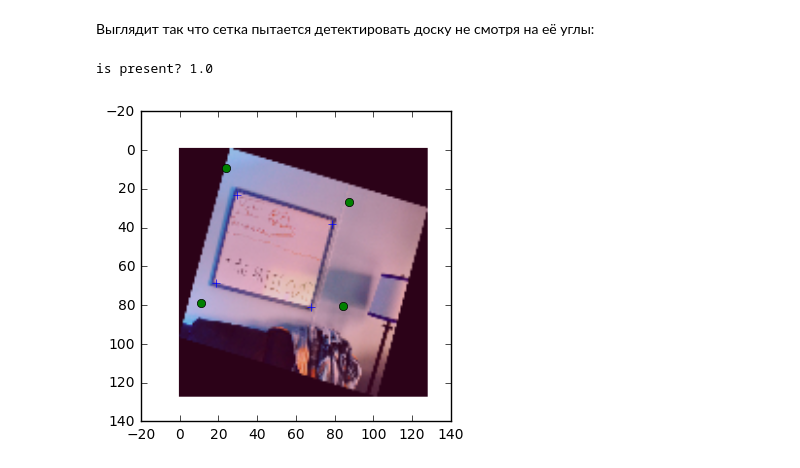
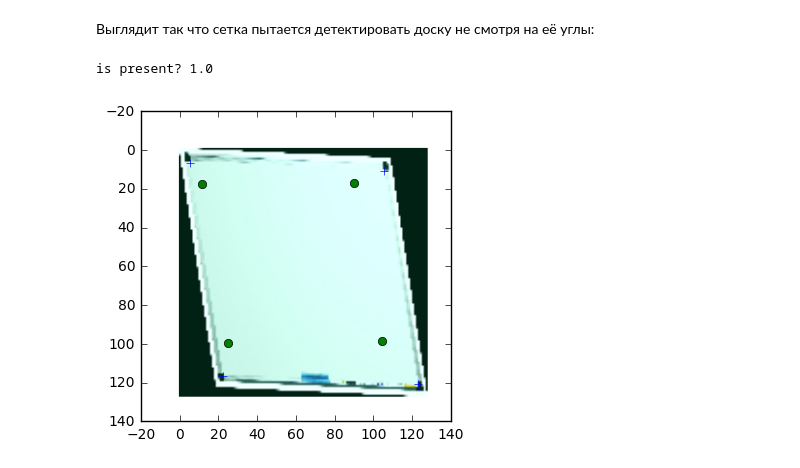
Before and after one commit to bbotio/whiteboard, a Jupyter notebook: models/Keras simple CNN.ipynb, the cells around one changed output. Cells and saved outputs as stored; diff of their text form; code cells hidden in the pictures.

```diff
--- a/models/Keras simple CNN.ipynb
+++ b/models/Keras simple CNN.ipynb
@@ -62,16 +80,16 @@ predictions = simple_detector.predict_on_batch(valid_batch_input)
 # %%
 %matplotlib inline
 from matplotlib import pyplot as plt
 
-img_ix = 11
+img_ix = 3
 
 plt.imshow(valid_batch_input[img_ix])
 plt.plot(valid_batch_labels[img_ix][2:6], valid_batch_labels[img_ix][6:10], '+')
 plt.plot(predictions[img_ix][2:6], predictions[img_ix][6:10], 'o')
 
 print("is present?", predictions[img_ix][1])
 # %% [output]
 is present? 1.0
-[figure, old version]
+[figure, new version]
 # %%
 simple_detector.save('')
```
Also changed, not shown: parts of 2 cells of this notebook, 1 other file.
